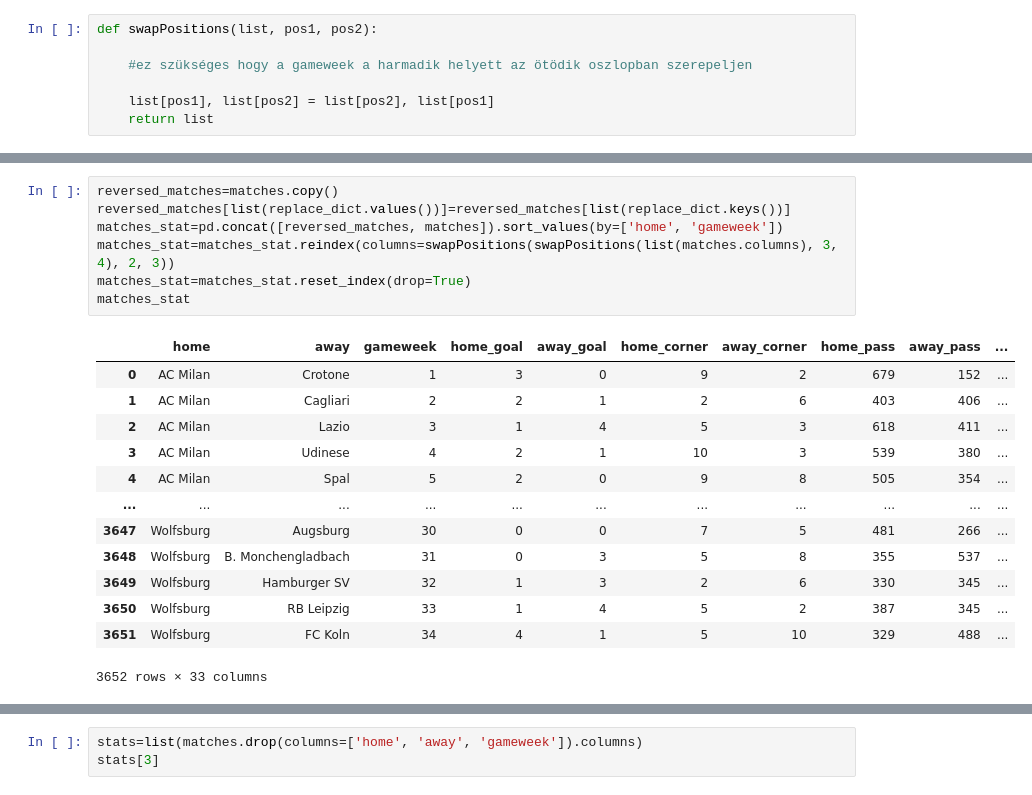
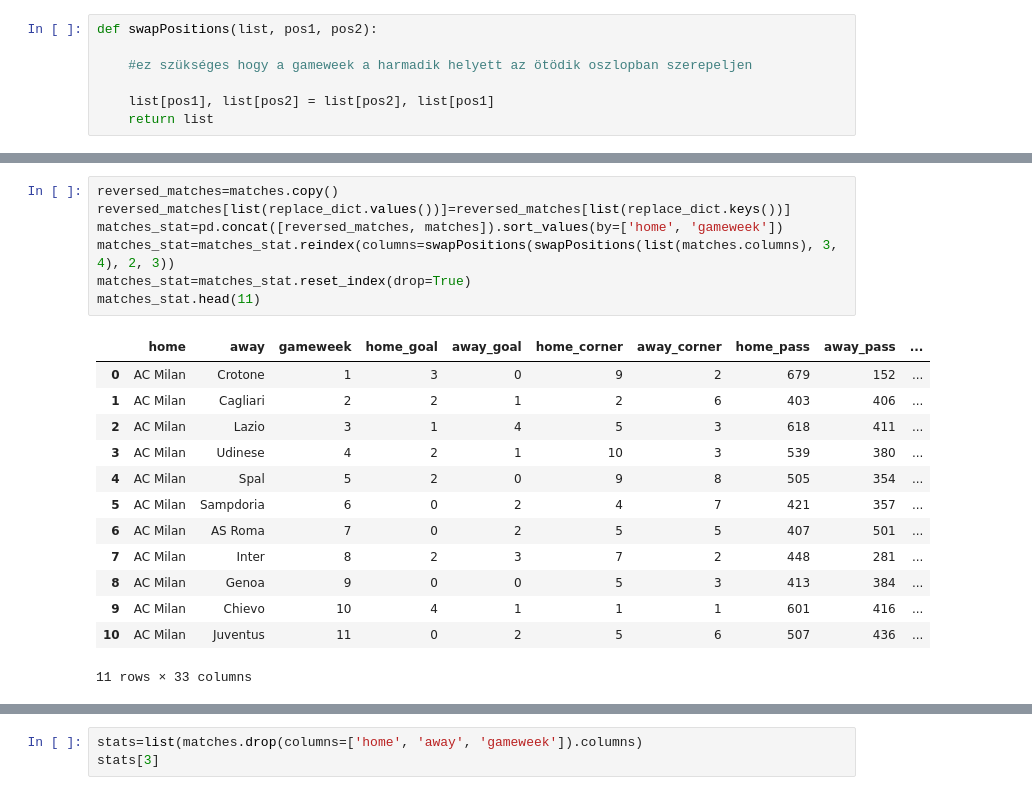
Before and after one commit to mebalint/hgt_m_csapat, a Jupyter notebook: hgt_m_csapat_football_project.ipynb, the cells around one changed output, grey strips where cells are left out. Cells and saved outputs as stored; diff of their text form.

```diff
--- a/hgt_m_csapat_football_project.ipynb
+++ b/hgt_m_csapat_football_project.ipynb
@@ -165,21 +197,21 @@ Ebben az adattáblában duplikálva vannak az eredeti adattáblához tartozó so
 # %%
 reversed_matches=matches.copy()
 reversed_matches[list(replace_dict.values())]=reversed_matches[list(replace_dict.keys())]
 matches_stat=pd.concat([reversed_matches, matches]).sort_values(by=['home', 'gameweek'])
 matches_stat=matches_stat.reindex(columns=swapPositions(swapPositions(list(matches.columns), 3, 4), 2, 3))
 matches_stat=matches_stat.reset_index(drop=True)
-matches_stat
+matches_stat.head(11)
 # %% [output]
 |  | home | away | gameweek | home_goal | away_goal | home_corner | away_corner | home_pass | away_pass | ... |
 | 0 | AC Milan | Crotone | 1 | 3 | 0 | 9 | 2 | 679 | 152 | ... |
 | 1 | AC Milan | Cagliari | 2 | 2 | 1 | 2 | 6 | 403 | 406 | ... |
 | 2 | AC Milan | Lazio | 3 | 1 | 4 | 5 | 3 | 618 | 411 | ... |
 | 3 | AC Milan | Udinese | 4 | 2 | 1 | 10 | 3 | 539 | 380 | ... |
 | 4 | AC Milan | Spal | 5 | 2 | 0 | 9 | 8 | 505 | 354 | ... |
-| ... | ... | ... | ... | ... | ... | ... | ... | ... | ... | ... |
-| 3647 | Wolfsburg | Augsburg | 30 | 0 | 0 | 7 | 5 | 481 | 266 | ... |
-| 3648 | Wolfsburg | B. Monchengladbach | 31 | 0 | 3 | 5 | 8 | 355 | 537 | ... |
-| 3649 | Wolfsburg | Hamburger SV | 32 | 1 | 3 | 2 | 6 | 330 | 345 | ... |
-| 3650 | Wolfsburg | RB Leipzig | 33 | 1 | 4 | 5 | 2 | 387 | 345 | ... |
-| 3651 | Wolfsburg | FC Koln | 34 | 4 | 1 | 5 | 10 | 329 | 488 | ... |
+| 5 | AC Milan | Sampdoria | 6 | 0 | 2 | 4 | 7 | 421 | 357 | ... |
+| 6 | AC Milan | AS Roma | 7 | 0 | 2 | 5 | 5 | 407 | 501 | ... |
+| 7 | AC Milan | Inter | 8 | 2 | 3 | 7 | 2 | 448 | 281 | ... |
+| 8 | AC Milan | Genoa | 9 | 0 | 0 | 5 | 3 | 413 | 384 | ... |
+| 9 | AC Milan | Chievo | 10 | 4 | 1 | 1 | 1 | 601 | 416 | ... |
+| 10 | AC Milan | Juventus | 11 | 0 | 2 | 5 | 6 | 507 | 436 | ... |
-3652 rows × 33 columns
+11 rows × 33 columns
```
Also changed, not shown: parts of 77 cells of this notebook.
